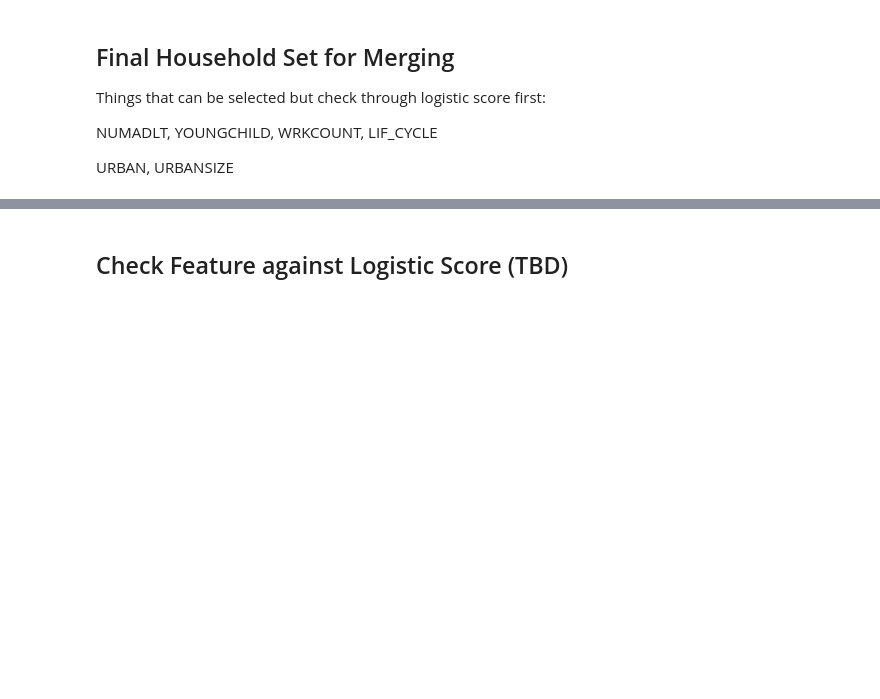
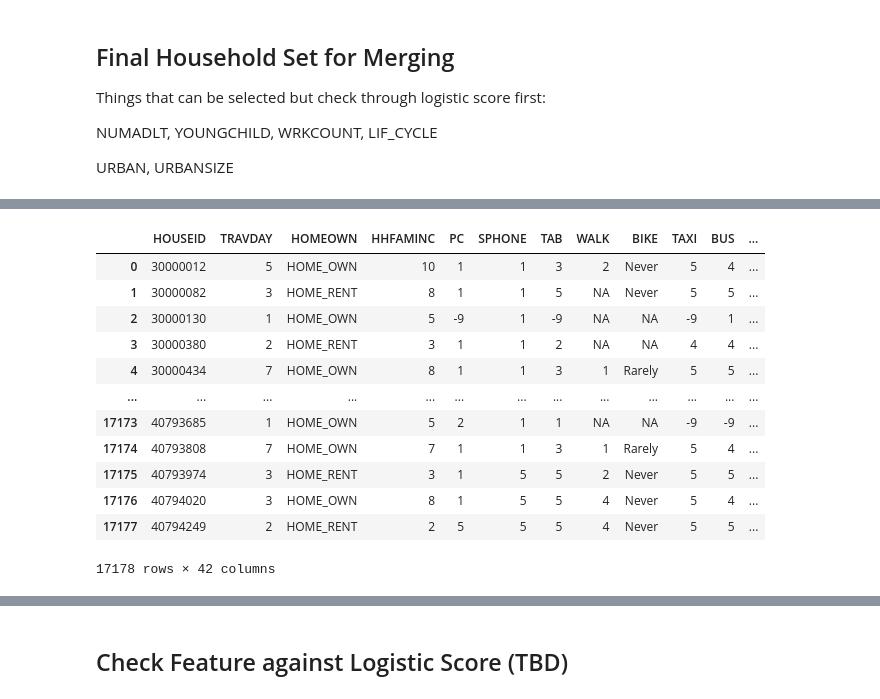
Before and after one commit to seanteohyh/AML_US_Traffic, a Jupyter notebook: Processing of Household Set Final.ipynb, the cells around one changed output, grey strips where cells are left out. Drawn from its saved outputs; the diff is of its cells as text; code cells hidden in the pictures; blank space fills up the shorter version.

```diff
--- a/Processing of Household Set Final.ipynb
+++ b/Processing of Household Set Final.ipynb
@@ -790,2 +806,22 @@ cleaned_ny = cleaned_ny.drop(columns=['HHSIZE'])
 # %%
 cleaned_ny.to_csv('final_HH.csv')
+# %%
+# first merge
+weiji = pd.read_csv('personal_agg_wj.csv')
+im_df = cleaned_ny.merge(weiji, on = 'HOUSEID', how = 'left')
+im_df = im_df.drop(columns = ['Unnamed: 0'])
+im_df
+# %% [output]
+|  | HOUSEID | TRAVDAY | HOMEOWN | HHFAMINC | PC | SPHONE | TAB | WALK | BIKE | TAXI | BUS | ... |
+| 0 | 30000012 | 5 | HOME_OWN | 10 | 1 | 1 | 3 | 2 | Never | 5 | 4 | ... |
+| 1 | 30000082 | 3 | HOME_RENT | 8 | 1 | 1 | 5 | NA | Never | 5 | 5 | ... |
+| 2 | 30000130 | 1 | HOME_OWN | 5 | -9 | 1 | -9 | NA | NA | -9 | 1 | ... |
+| 3 | 30000380 | 2 | HOME_RENT | 3 | 1 | 1 | 2 | NA | NA | 4 | 4 | ... |
+| 4 | 30000434 | 7 | HOME_OWN | 8 | 1 | 1 | 3 | 1 | Rarely | 5 | 5 | ... |
+| ... | ... | ... | ... | ... | ... | ... | ... | ... | ... | ... | ... | ... |
+| 17173 | 40793685 | 1 | HOME_OWN | 5 | 2 | 1 | 1 | NA | NA | -9 | -9 | ... |
+| 17174 | 40793808 | 7 | HOME_OWN | 7 | 1 | 1 | 3 | 1 | Rarely | 5 | 4 | ... |
+| 17175 | 40793974 | 3 | HOME_RENT | 3 | 1 | 5 | 5 | 2 | Never | 5 | 5 | ... |
+| 17176 | 40794020 | 3 | HOME_OWN | 8 | 1 | 5 | 5 | 4 | Never | 5 | 4 | ... |
+| 17177 | 40794249 | 2 | HOME_RENT | 2 | 5 | 5 | 5 | 4 | Never | 5 | 5 | ... |
+17178 rows × 42 columns
```
Also changed, not shown: parts of 3 cells of this notebook, 5 other files.
